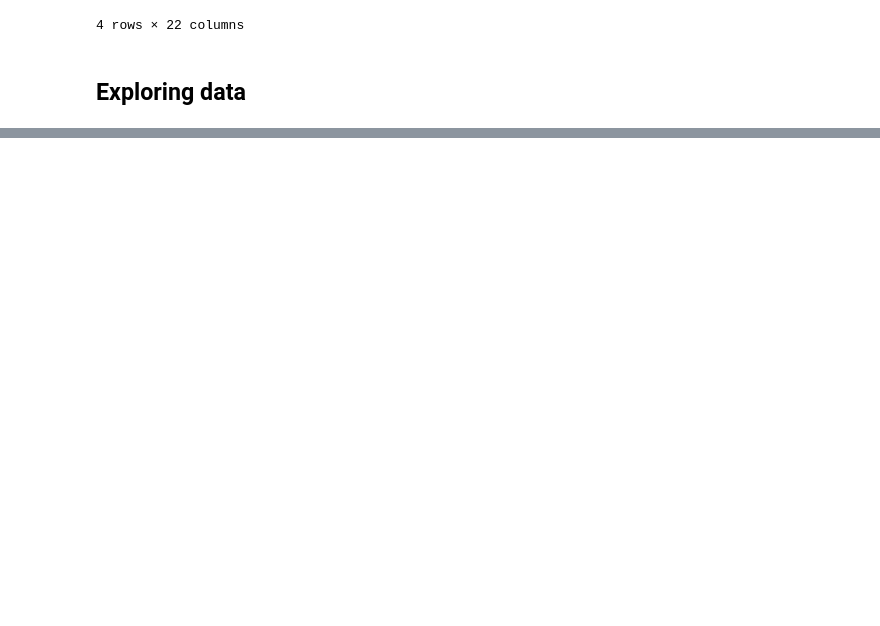
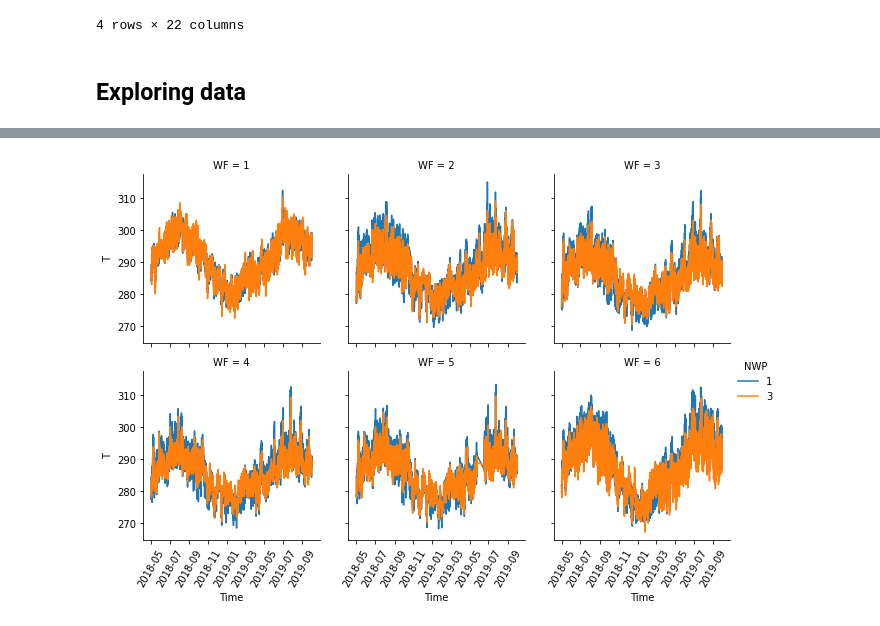
Before and after one commit to nicolashuyghe/cnr_Challenge, a Jupyter notebook: notebooks/cnr_challenge_v0.ipynb, the cells around one changed output, grey strips where cells are left out. Drawn from its saved outputs; the diff is of its cells as text; code cells hidden in the pictures; blank space fills up the shorter version.

```diff
--- a/notebooks/cnr_challenge_v0.ipynb
+++ b/notebooks/cnr_challenge_v0.ipynb
@@ -202,0 +249,13 @@ df_aug.loc[51:54]
+# %%
+def separate_feature_info(df, run, with_prod=False):
+    """ Separate run data (Time, WF, run_value) into (Time, WF, nwp_num, run_value) """
+    nwp_num = int(run.split('_')[0].strip('NWP'))
+    nwp_var = run.split('_')[1]
+    base_columns = ["Time", "WF", run]
+    if with_prod is True:
+        base_columns.append("Production")
+    return df[base_columns].assign(NWP=nwp_num) \
+        .rename(columns={run: nwp_var})
+# %%
+df_plot = pd.concat([separate_feature_info(df_aug, run, with_prod=True) for run in nwp_runs]).sort_values(by='Time')
+df_plot.head()
@@ -202,0 +270,12 @@ df_aug.loc[51:54]
+# %%
+grid = sns.FacetGrid(df_plot, col="WF", hue="NWP", col_wrap=3)
+grid.map(sns.lineplot, 'Time','T')
+
+# Rotate x labels
+for axes in grid.axes.flat:
+    plt.setp(axes.xaxis.get_majorticklabels(), rotation=60)
+
+grid.add_legend()
+plt.show()
+# %% [output]
+[figure, added]
```
Also changed, not shown: parts of 23 cells of this notebook, 2 other files.
